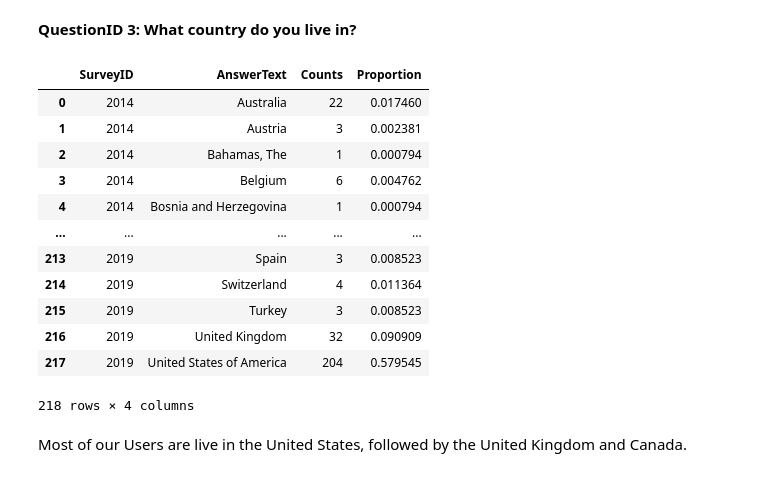
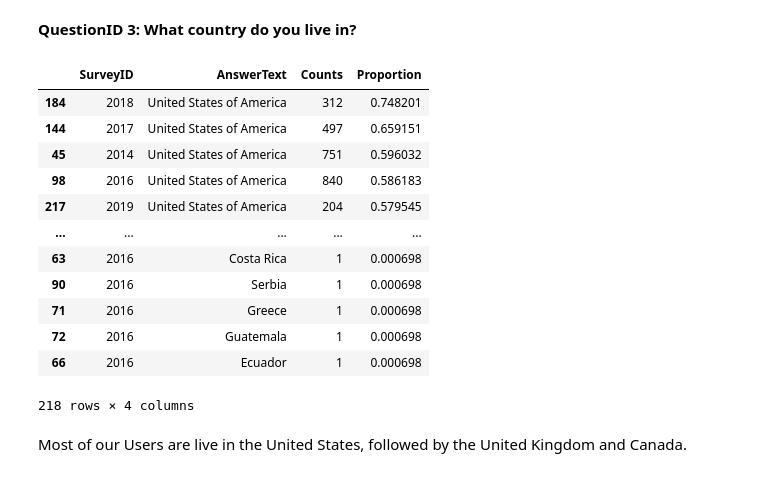
Before and after one commit to CelineChiLamNg/tech_mental_health, a Jupyter notebook: mental_health_tech.ipynb, the cells around one changed output. Drawn from its saved outputs; the diff is of its cells as text; code cells hidden in the pictures.

```diff
--- a/mental_health_tech.ipynb
+++ b/mental_health_tech.ipynb
@@ -956,20 +956,20 @@ visually comparing the barplots, 2014 and 2016 differ the most.
 **QuestionID 3: What country do you live in?**
 # %%
 normalized_q3 = normalized_category(data=questions[2])
-normalized_q3
+normalized_q3.sort_values(by='Proportion', ascending=False)
 # %% [output]
 |  | SurveyID | AnswerText | Counts | Proportion |
-| 0 | 2014 | Australia | 22 | 0.017460 |
-| 1 | 2014 | Austria | 3 | 0.002381 |
-| 2 | 2014 | Bahamas, The | 1 | 0.000794 |
-| 3 | 2014 | Belgium | 6 | 0.004762 |
-| 4 | 2014 | Bosnia and Herzegovina | 1 | 0.000794 |
+| 184 | 2018 | United States of America | 312 | 0.748201 |
+| 144 | 2017 | United States of America | 497 | 0.659151 |
+| 45 | 2014 | United States of America | 751 | 0.596032 |
+| 98 | 2016 | United States of America | 840 | 0.586183 |
+| 217 | 2019 | United States of America | 204 | 0.579545 |
 | ... | ... | ... | ... | ... |
-| 213 | 2019 | Spain | 3 | 0.008523 |
-| 214 | 2019 | Switzerland | 4 | 0.011364 |
-| 215 | 2019 | Turkey | 3 | 0.008523 |
-| 216 | 2019 | United Kingdom | 32 | 0.090909 |
-| 217 | 2019 | United States of America | 204 | 0.579545 |
+| 63 | 2016 | Costa Rica | 1 | 0.000698 |
+| 90 | 2016 | Serbia | 1 | 0.000698 |
+| 71 | 2016 | Greece | 1 | 0.000698 |
+| 72 | 2016 | Guatemala | 1 | 0.000698 |
+| 66 | 2016 | Ecuador | 1 | 0.000698 |
 218 rows × 4 columns
 # %% [markdown]
 Most of our Users are live in the United States, followed by the United
```
Also changed, not shown: parts of 34 cells of this notebook, 1 other file.
